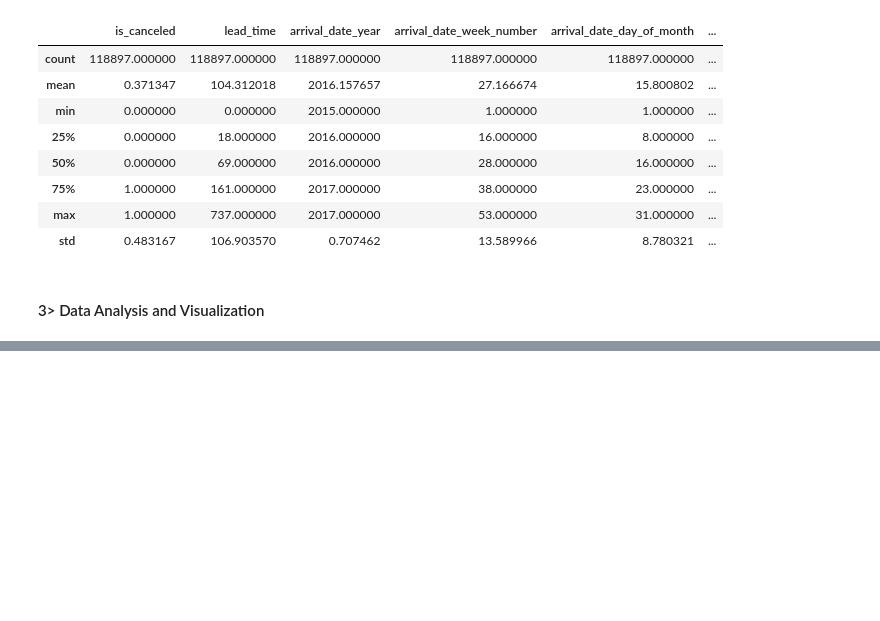
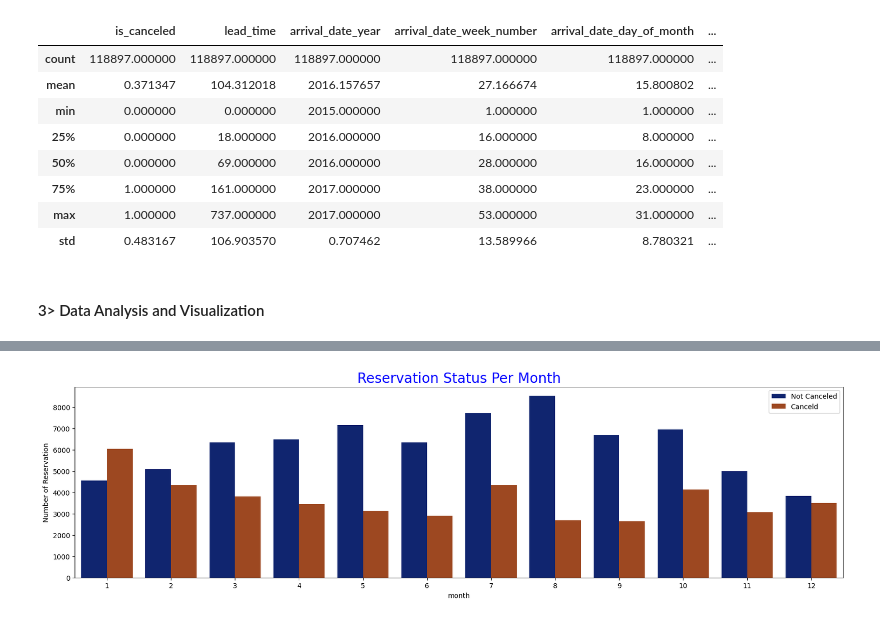
Before and after one commit to amitghoshg/Hotel_Booking, a Jupyter notebook: Hotel data analysis.ipynb, the cells around one changed output, grey strips where cells are left out. Saved outputs shown, nothing was run; the diff lists cells and outputs as text; code cells hidden in the pictures; blank space fills up the shorter version.

```diff
--- a/Hotel data analysis.ipynb
+++ b/Hotel data analysis.ipynb
@@ -147,0 +217,12 @@ hotel_data.describe()
+# %%
+hotel_data['month']=hotel_data['reservation_status_date'].dt.month
+plt.figure(figsize=(20,5))
+ax1 = sns.countplot(x='month', hue='is_canceled', data= hotel_data, palette = 'dark')
+legend_lebels,_ = ax1.get_legend_handles_labels()
+plt.title('Reservation Status Per Month', size = 20, color = 'Blue')
+plt.xlabel('month')
+plt.ylabel('Number of Reservation')
+plt.legend(['Not Canceled','Canceld'])
+plt.show()
+# %% [output]
+[figure, added]
```
Also changed, not shown: parts of 14 cells of this notebook, 9 other files.
